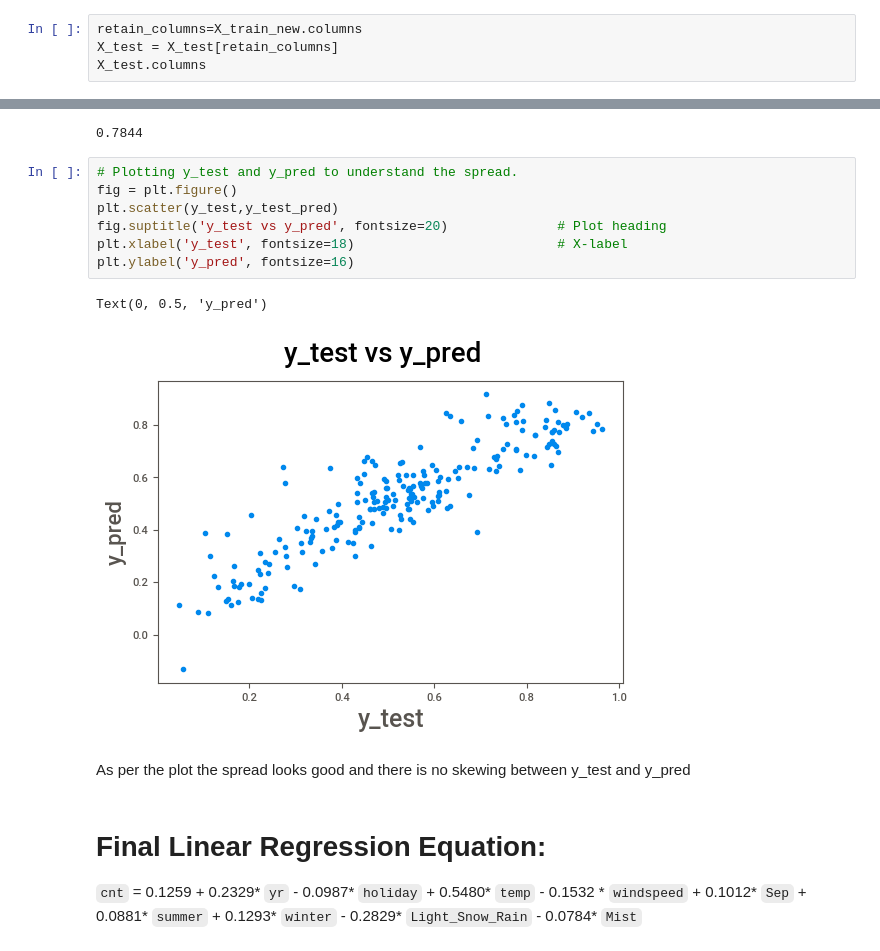
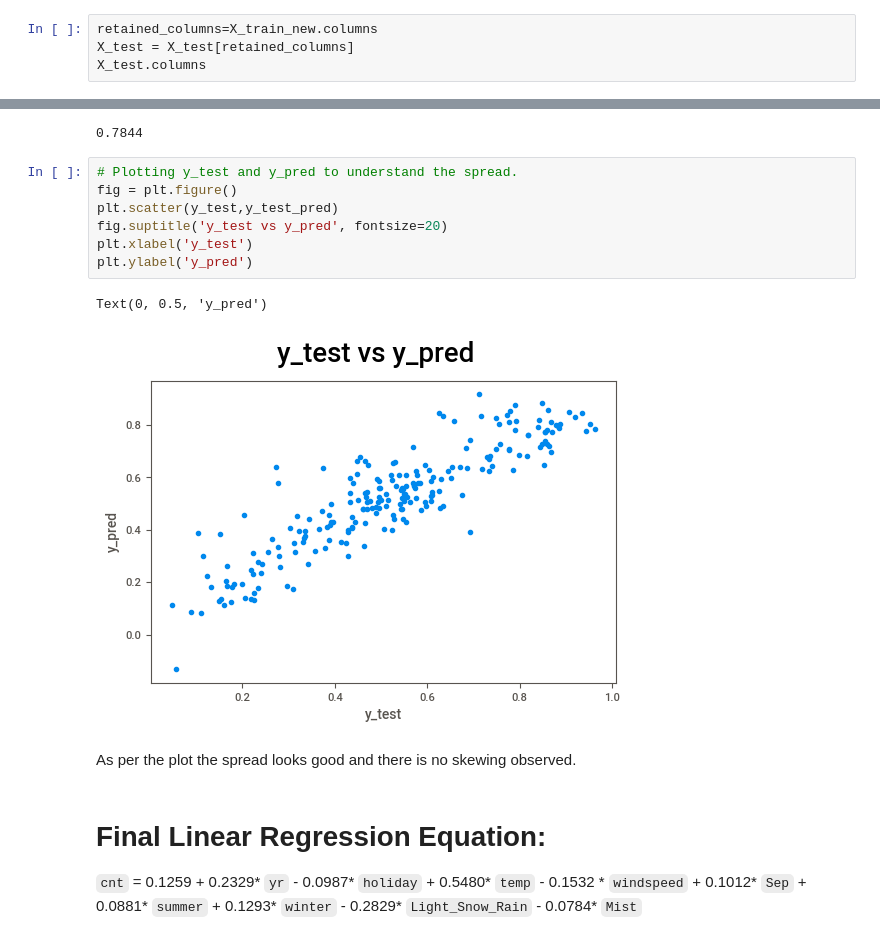
Before and after one commit to rgarudadri/BikeSharingAssignment, a Jupyter notebook: Bike Sharing Linear Regression Assignment.ipynb, the cells around one changed output, grey strips where cells are left out. Saved outputs shown, nothing was run; the diff lists cells and outputs as text.

```diff
--- a/Bike Sharing Linear Regression Assignment.ipynb
+++ b/Bike Sharing Linear Regression Assignment.ipynb
@@ -1484,8 +1488,8 @@ X_test.head()
 | 152 | 0 | 0 | 1 | 0.817246 | 0.741471 | 0.314298 | 0.537414 | 0 | 0 | 0 | ... |
 5 rows × 29 columns
 # %%
-retain_columns=X_train_new.columns
-X_test = X_test[retain_columns]
+retained_columns=X_train_new.columns
+X_test = X_test[retained_columns]
 X_test.columns
 # %% [output]
 Index(['yr', 'holiday', 'temp', 'windspeed', 'Sep', 'summer', 'winter',
@@ -1513,15 +1517,15 @@ print(adjusted_r2)
 # %%
 # Plotting y_test and y_pred to understand the spread.
 fig = plt.figure()
 plt.scatter(y_test,y_test_pred)
-fig.suptitle('y_test vs y_pred', fontsize=20)              # Plot heading
-plt.xlabel('y_test', fontsize=18)                          # X-label
-plt.ylabel('y_pred', fontsize=16)
+fig.suptitle('y_test vs y_pred', fontsize=20)
+plt.xlabel('y_test')
+plt.ylabel('y_pred')
 # %% [output]
 Text(0, 0.5, 'y_pred')
-[figure, old version]
+[figure, new version]
 # %% [markdown]
-As per the plot the spread looks good and there is no skewing between y_test and y_pred
+As per the plot the spread looks good and there is no skewing observed.
 # %% [markdown]
 # Final Linear Regression Equation:
 
```
Also changed, not shown: parts of 21 cells of this notebook, 1 other file.
